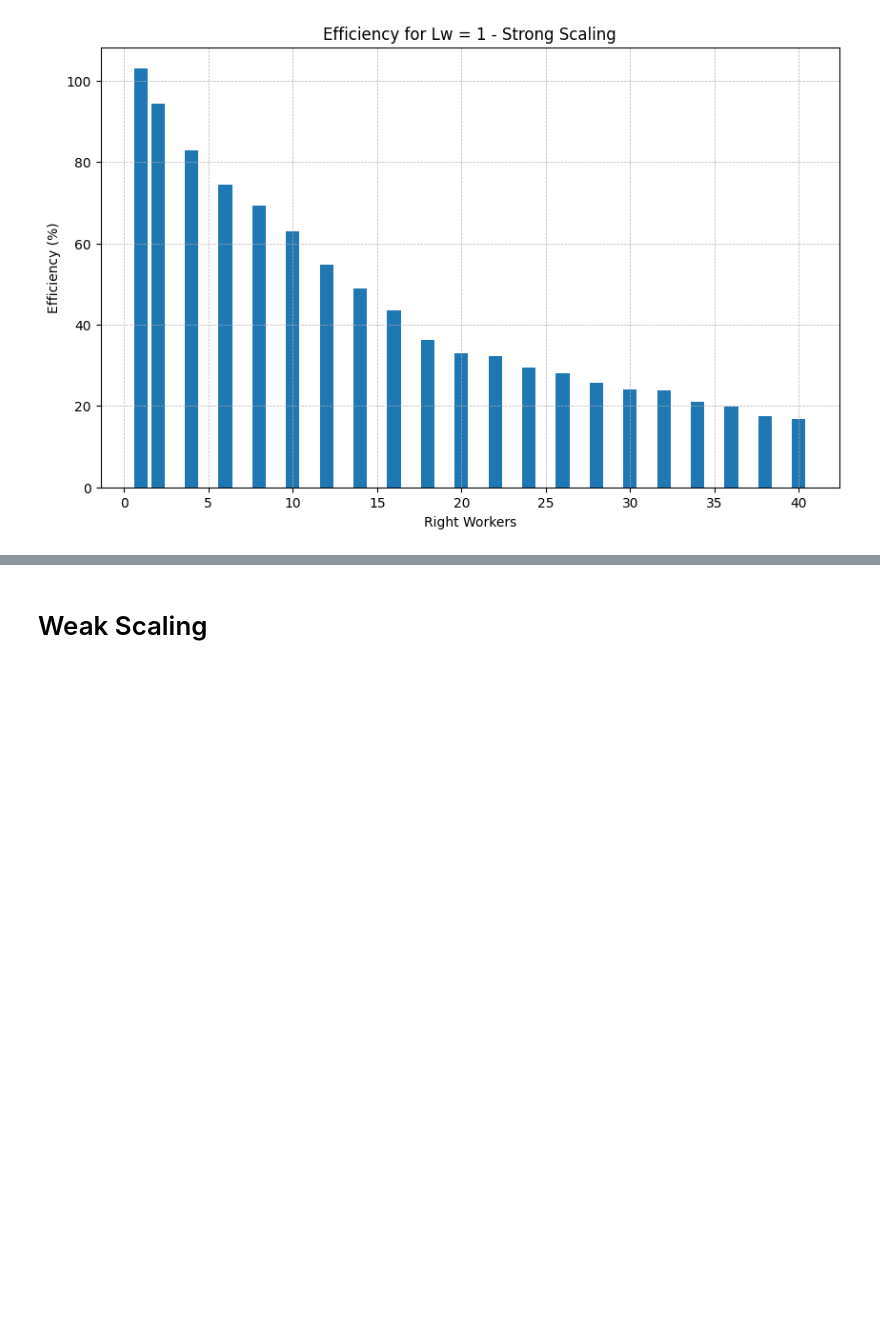
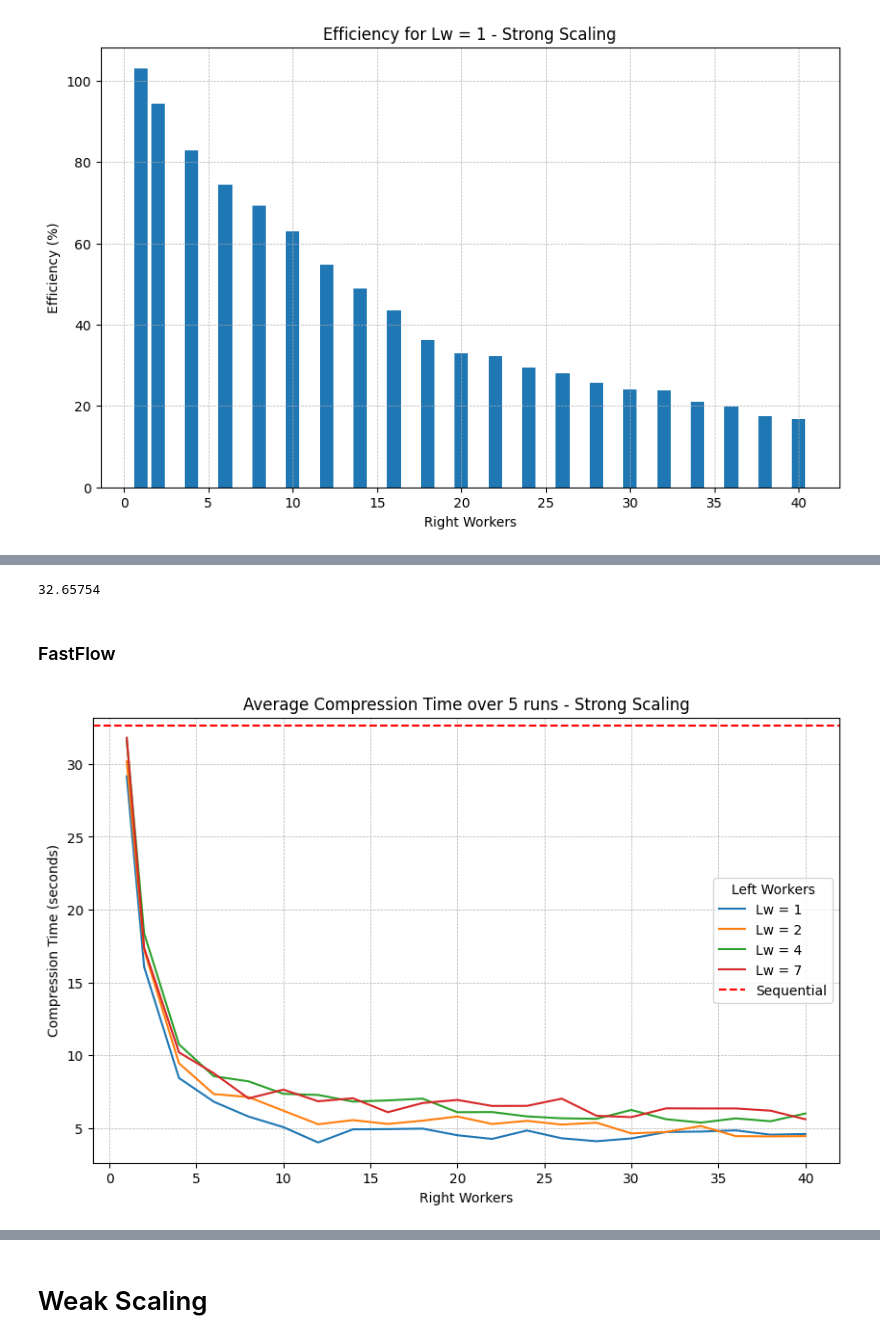
Before and after one commit to irenedovichi/SPM-project, a Jupyter notebook: plots.ipynb, the cells around one changed output, grey strips where cells are left out. Cells and saved outputs as stored; diff of their text form; code cells hidden in the pictures; blank space fills up the shorter version.

Commit message:
plots

```diff
--- a/plots.ipynb
+++ b/plots.ipynb
@@ -508,0 +534,23 @@ plt.show()
+# %%
+# Sequential times for 5 runs
+seq_times = [33.0704, 33.8107, 32.8496, 32.2053, 31.3517]
+seq_avg = np.mean(seq_times)
+
+print(seq_avg)
+# %% [output]
+32.65754
+# %% [markdown]
+### FastFlow
+# %%
+file_content = open("outputs/output_ff_50066.txt", "r").readlines()
+
+# Parsing the data
+data = parse_data(file_content)
+
+# Averaging the data
+avg_data = average_data(data)
+
+# Plot the data
+plot_compression_data(avg_data)
+# %% [output]
+[figure, added]
```
Also changed, not shown: parts of 26 cells of this notebook, 7 other files.
